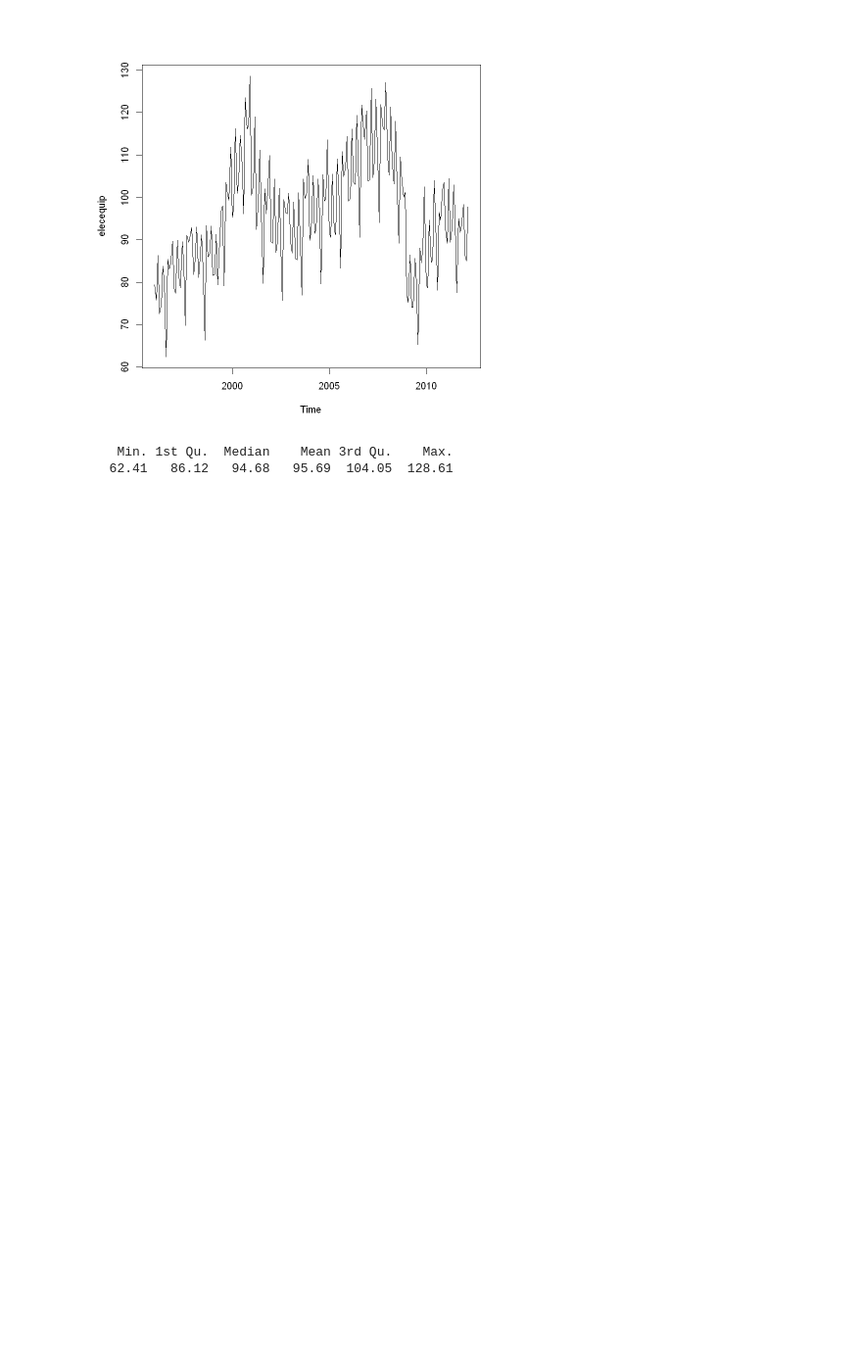
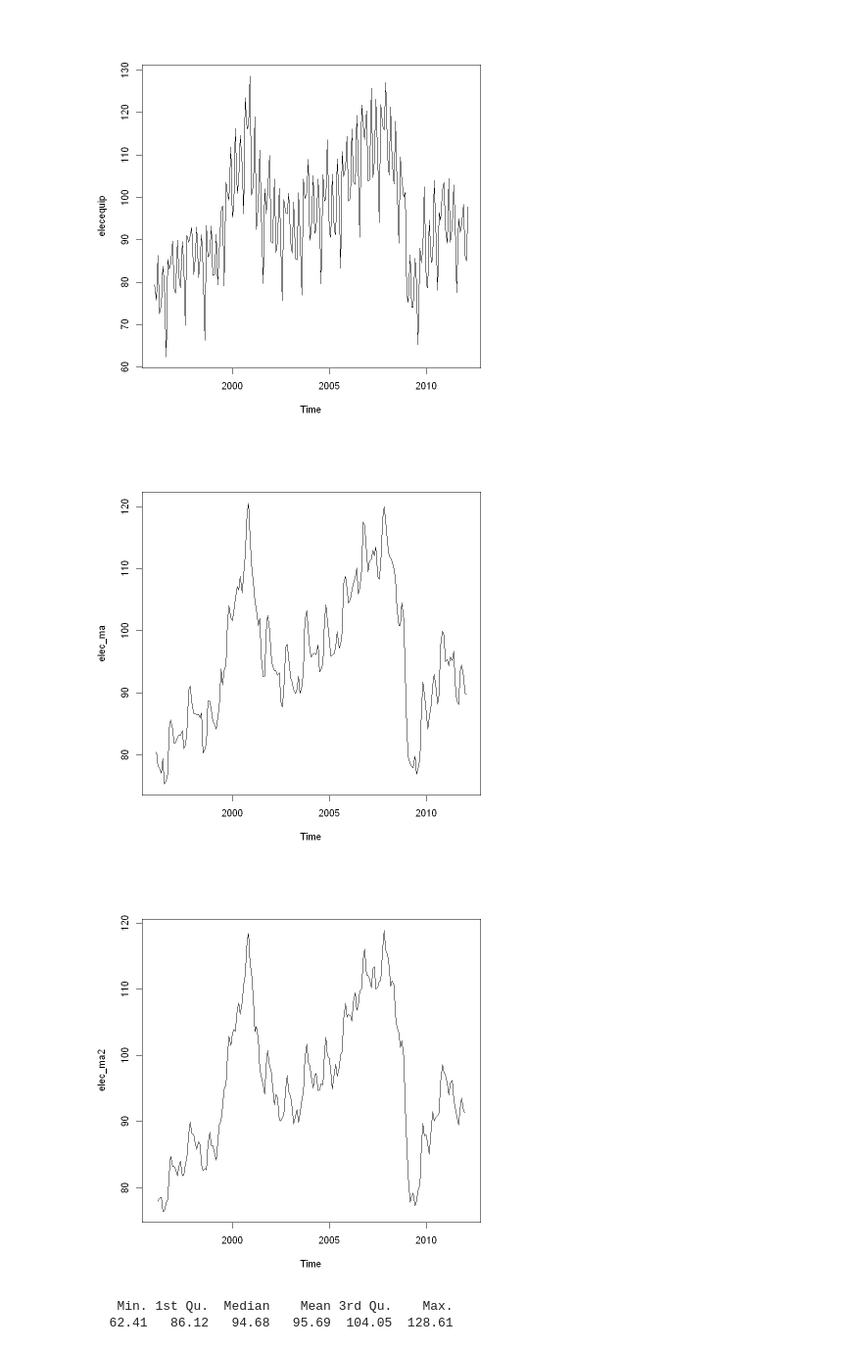
Before and after one commit to young-hun-jo/SCH_Univ_Course, a Jupyter notebook: Time_Series/midterm_prac3.ipynb, the cells around one changed output. Shown at 98% size. Cells and saved outputs as stored; diff of their text form; code cells hidden in the pictures; blank space fills up the shorter version.

```diff
--- a/Time_Series/midterm_prac3.ipynb
+++ b/Time_Series/midterm_prac3.ipynb
@@ -52,6 +52,15 @@ end(elecequip)
 plot(elecequip)
 # %% [output]
 [figure]
+# %%
+elec_ma<-ma(elecequip, order=3)
+elec_ma2<-ma(elecequip, order=4, centre=TRUE)
+
+plot(elec_ma)
+plot(elec_ma2) #이동평균은 추세와 성분 추정하기 위한 것!!
+# %% [output]
+[figure, added]
+[figure, added]
 # %%
 summary(elecequip)
 # %% [output]
```
Also changed, not shown: 2 other files.
